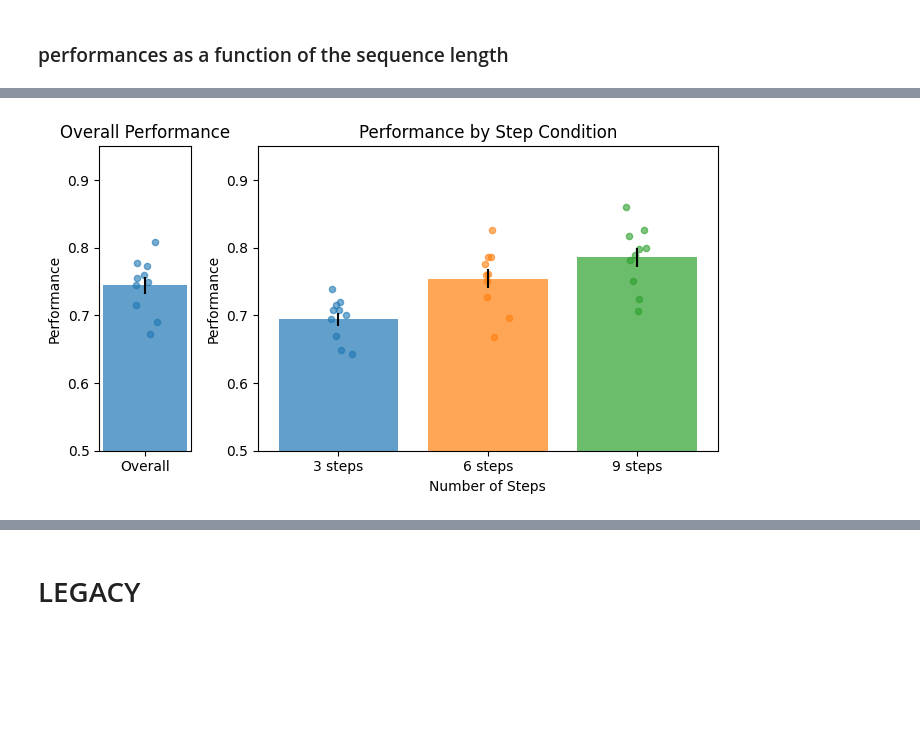
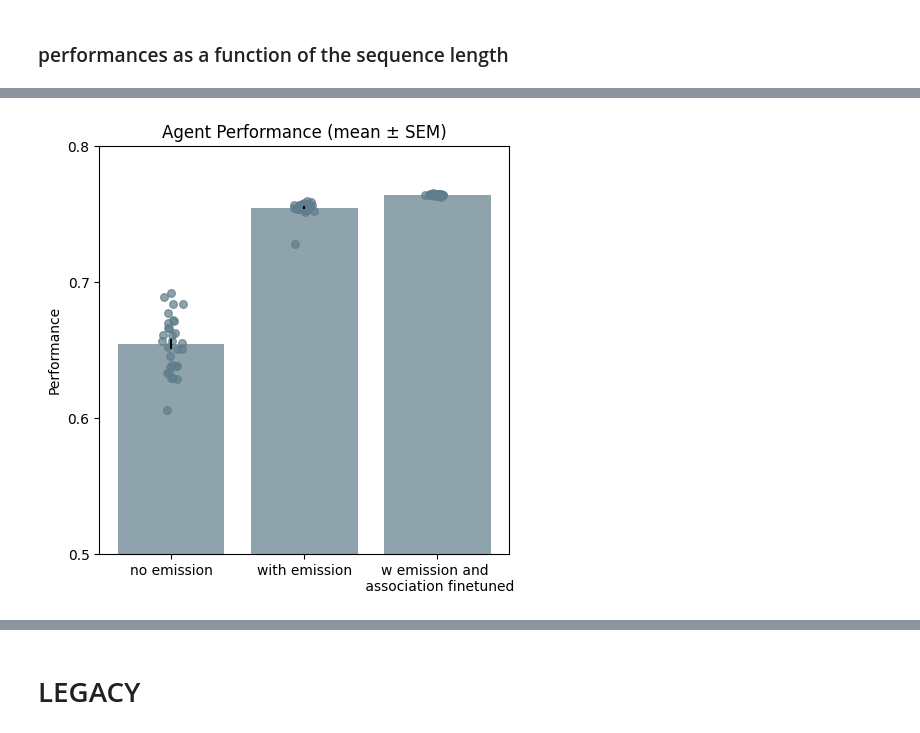
Before and after one commit to csmfindling/neuralSSMs, a Jupyter notebook: WP/learn_to_infer.ipynb, the cells around one changed output, grey strips where cells are left out. Cells and saved outputs as stored; diff of their text form; code cells hidden in the pictures; blank space fills up the shorter version.

```diff
--- a/WP/learn_to_infer.ipynb
+++ b/WP/learn_to_infer.ipynb
@@ -309,6 +764,0 @@ self.load_model()
-# %%
-# learn task A
-np.random.seed(0)
-#self.env.reset(num_trials=500, num_steps=5, num_tasks=1, reset_probas=True, tau=0.01, variable_length=False)
-self.env.generate_test_task(num_tasks=10, num_trials=500, num_steps=5, probas=None, variable_length=False, tau=0.01)
-result = self.evaluate(use_probabilitistic_reward=True)
@@ -366,2 +1435,13 @@ plt.show()
+# %%
+from learn_to_infer import Worker
+from task import probabilistic_task
+import pandas as pd
+import torch
+import numpy as np
+from matplotlib import pyplot as plt
+
+import matplotlib as mpl
+mpl.rcParams['pdf.fonttype'] = 42
+mpl.rcParams['ps.fonttype'] = 42
 # %%
 # performances as a function of the sequence length
@@ -418,50 +1506,42 @@ array([0.69447001, 0.75413001, 0.78588001])
 # %%
 import matplotlib.pyplot as plt
 import numpy as np
 
-# Calculate overall mean and sem for the single-bar plot
-overall_performances = np.mean(performances, axis=1)
-overall_mean = np.mean(overall_performances)
-overall_std = np.std(overall_performances)
-overall_sem = overall_std / np.sqrt(overall_performances.shape[0])
-
-# Calculate means and standard errors for each step condition
-means = np.mean(performances, axis=0)
-stds = np.std(performances, axis=0)
-sems = stds / np.sqrt(performances.shape[0])
+means = [
+    np.mean(performances_wo_emission),
+    np.mean(performances_w_emission),
+    np.mean(performances_w_emissiontrained)
+]
+sems = [
+    np.std(performances_wo_emission)/np.sqrt(len(performances_wo_emission)),
+    np.std(performances_w_emission)/np.sqrt(len(performances_w_emission)),
+    np.std(performances_w_emissiontrained)/np.sqrt(len(performances_w_emissiontrained))
+]
 
 x_pos = np.arange(len(means))
-colors = ['#1f77b4', '#ff7f0e', '#2ca02c']
+labels = ['no emission', 'with emission', 'w emission and \n association finetuned']
+colors = ['#607D8B', '#607D8B', '#607D8B']
 
-fig, axs = plt.subplots(1, 2, figsize=(7, 4), gridspec_kw={'width_ratios': [1, 5]})
+fig, ax = plt.subplots(figsize=(5, 5))
+bars = ax.bar(x_pos, means, yerr=sems, capsize=0, alpha=0.7, color=colors)
 
-# First subplot: overall performance (single bar)
-axs[0].bar([0], [overall_mean], yerr=[overall_sem], capsize=0, alpha=0.7, color='#1f77b4')
-for i in range(len(overall_performances)):
-    x_jitter = np.random.normal(0, 0.05)
-    axs[0].scatter(x_jitter, overall_performances[i], alpha=0.6, s=20, color='#1f77b4')
-axs[0].set_ylabel('Performance')
-axs[0].set_xticks([0])
-axs[0].set_xticklabels(['Overall'])
-axs[0].set_ylim(0.5, 0.95)
-axs[0].set_yticks([0.5, 0.6, 0.7, 0.8, 0.9])
-axs[0].set_title('Overall Performance')
+# add scatter points for individual performances
+perf_vectors = [performances_wo_emission, performances_w_emission, performances_w_emissiontrained]
+for i, perf_vec in enumerate(perf_vectors):
+    # jitter x a little to avoid totally overlapping points
+    x_vals = np.random.normal(loc=x_pos[i], scale=0.04, size=len(perf_vec))
+    ax.scatter(x_vals, perf_vec, alpha=0.7, s=30, color=colors[i])
 
-# Second subplot: performance by step condition (bar + scatter)
-bars = axs[1].bar(x_pos, means, yerr=sems, capsize=0, alpha=0.7, color=colors)
-for i in range(len(means)):
-    x_jitter = np.random.normal(i, 0.05, performances.shape[0])
-    axs[1].scatter(x_jitter, performances[:, i], alpha=0.6, s=20, color=colors[i])
-axs[1].set_xlabel('Number of Steps')
-axs[1].set_ylabel('Performance')
-axs[1].set_title('Performance by Step Condition')
-axs[1].set_xticks(x_pos)
-axs[1].set_xticklabels(['3 steps', '6 steps', '9 steps'])
-axs[1].set_ylim(0.5, 0.95)
-axs[1].set_yticks([0.5, 0.6, 0.7, 0.8, 0.9])
+ax.set_ylabel('Performance')
+ax.set_xticks(x_pos)
+ax.set_xticklabels(labels)
+ax.set_ylim(0.5, 0.7)
+ax.set_yticks([0.5, 0.6, 0.7, 0.8])
+ax.set_title('Agent Performance (mean ± SEM)')
 
 plt.tight_layout()
-plt.savefig('figures/WP_performance_with_probabilistic_feedback_BinarizedRew{}.pdf'.format(binarize_rewards))
+#plt.savefig('figures/WP_performance_with_probabilistic_mars2026.pdf')
 plt.show()
+print(means)
 # %% [output]
-[figure, old version]
+[figure, new version]
```
Also changed, not shown: parts of 60 cells of this notebook, 21 other files.
